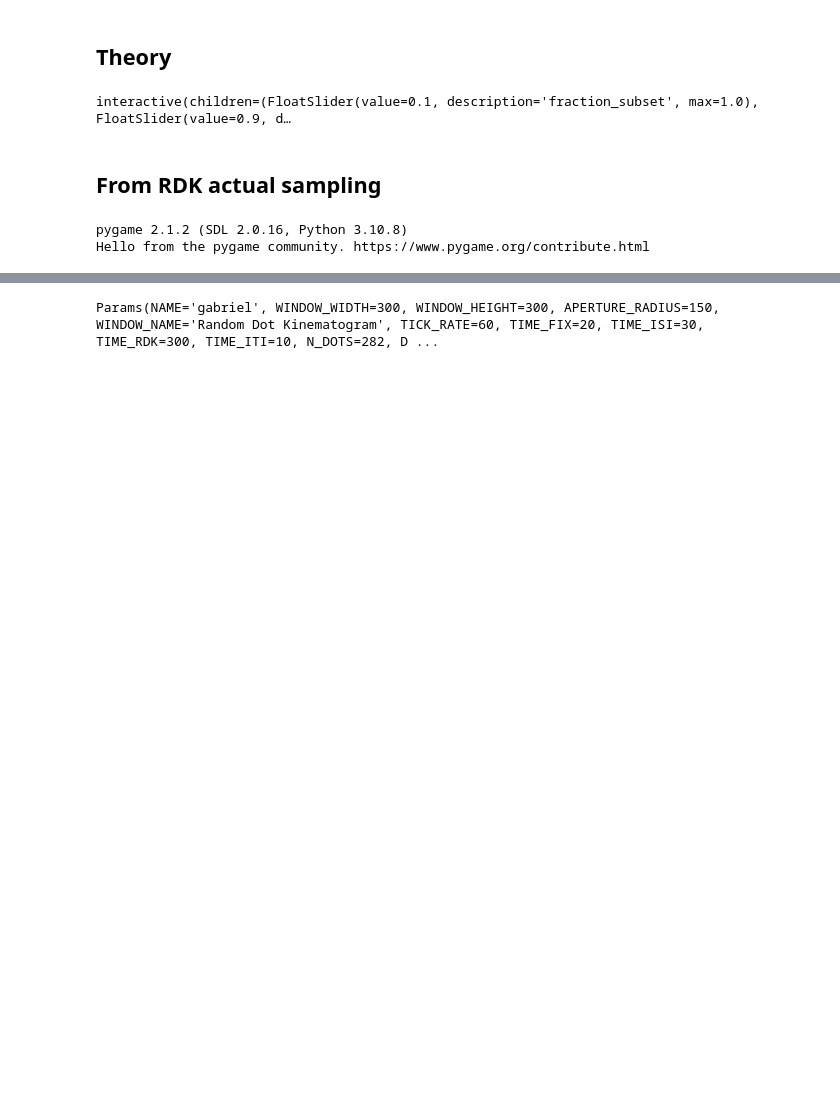
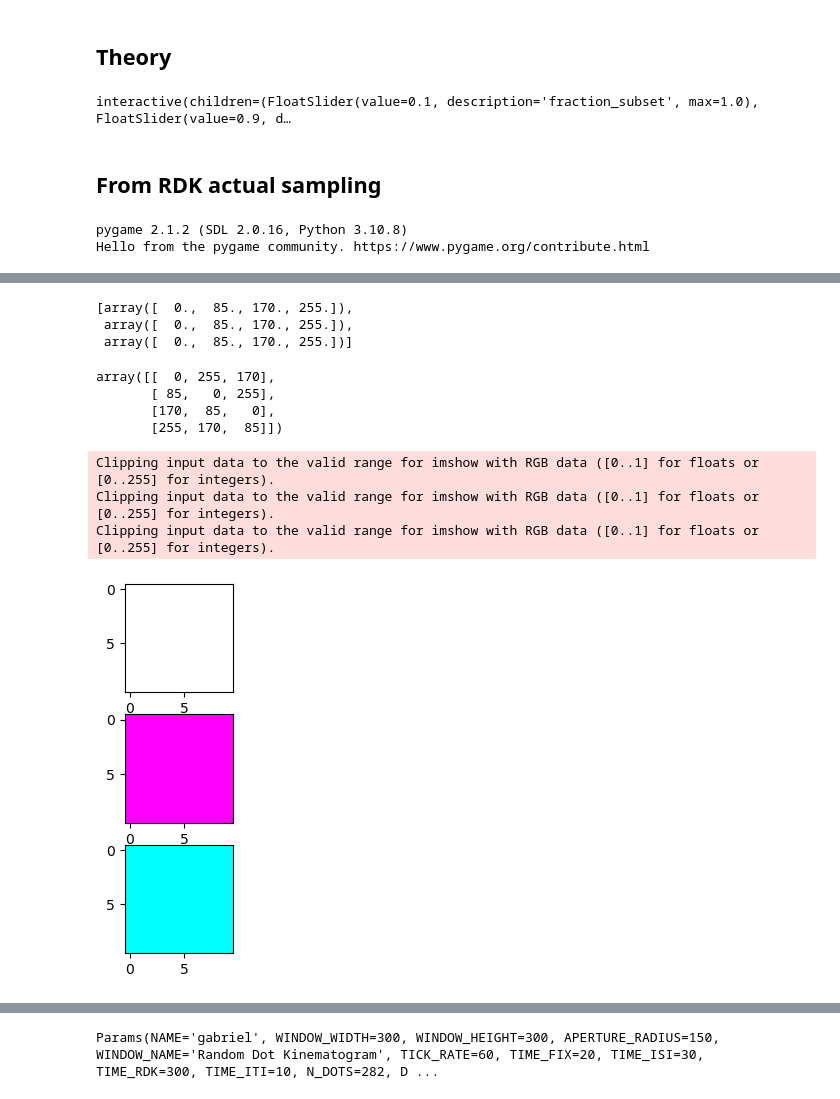
Before and after one commit to GabrielBena/pygame_rdk, a Jupyter notebook: rdk_histograms.ipynb, the cells around one changed output, grey strips where cells are left out. Cells and saved outputs as stored; diff of their text form; code cells hidden in the pictures; blank space fills up the shorter version.

```diff
--- a/rdk_histograms.ipynb
+++ b/rdk_histograms.ipynb
@@ -190 +222,39 @@ Error:
+# %%
+from scipy.optimize import minimize, NonlinearConstraint
+def get_n_colors(n_angles) :
+
+    p = [1, -3, 2, 0]
+    f_to_min = lambda x : np.polyval(p, x) - n_angles
+    x_min = minimize(f_to_min, 3, constraints= NonlinearConstraint(f_to_min, 0, np.inf) )
+    return np.ceil(x_min.x).astype(int)[0]
+# %%
+n_angles = 8
+# %% [output]
+[array([  0.,  85., 170., 255.]),
+ array([  0.,  85., 170., 255.]),
+ array([  0.,  85., 170., 255.])]
+# %%
+def get_random_colors(n_angles) :
+    n_colors = get_n_colors(n_angles)
+    colors = np.linspace(0, 255, n_colors).astype(int)
+    col_idxs = np.random.choice(np.arange(n_colors), size=3, replace=False)
+    col_idxs = [(col_idxs + i)%n_colors for i in range(n_angles)]
+    return [colors[idx] for i, idx in enumerate(col_idxs)]
+# %%
+colors = get_random_colors(20)
+np.unique(np.stack(colors), axis=0)
+# %% [output]
+array([[  0, 255, 170],
+       [ 85,   0, 255],
+       [170,  85,   0],
+       [255, 170,  85]])
+# %%
+fig, axs = plt.subplots(3, 1)
+for ax, c in zip(axs, colors) :
+    ax.imshow(np.ones((10, 10, 3)) * c)
+# %% [output]
+Clipping input data to the valid range for imshow with RGB data ([0..1] for floats or [0..255] for integers).
+Clipping input data to the valid range for imshow with RGB data ([0..1] for floats or [0..255] for integers).
+Clipping input data to the valid range for imshow with RGB data ([0..1] for floats or [0..255] for integers).
+[figure, added]
 # %%
```
Also changed, not shown: parts of 13 cells of this notebook, 1 other file.
